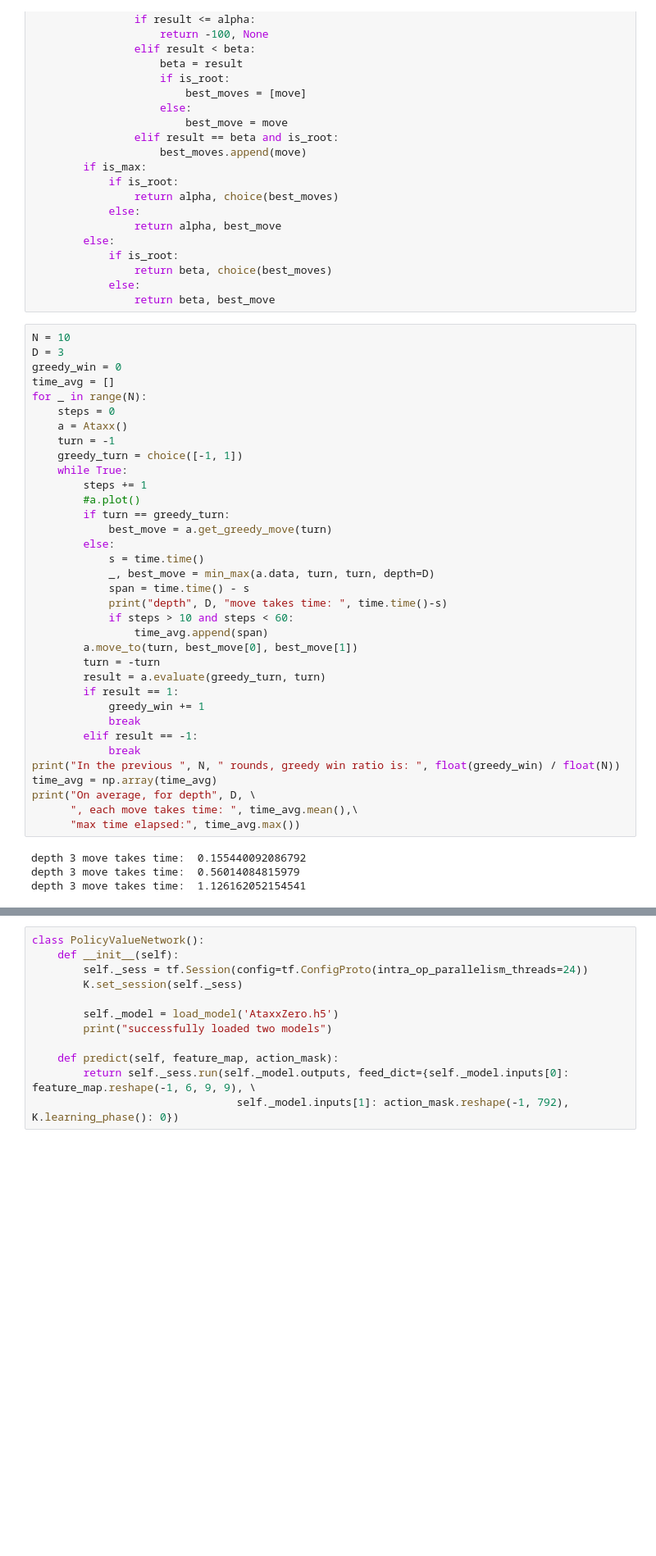
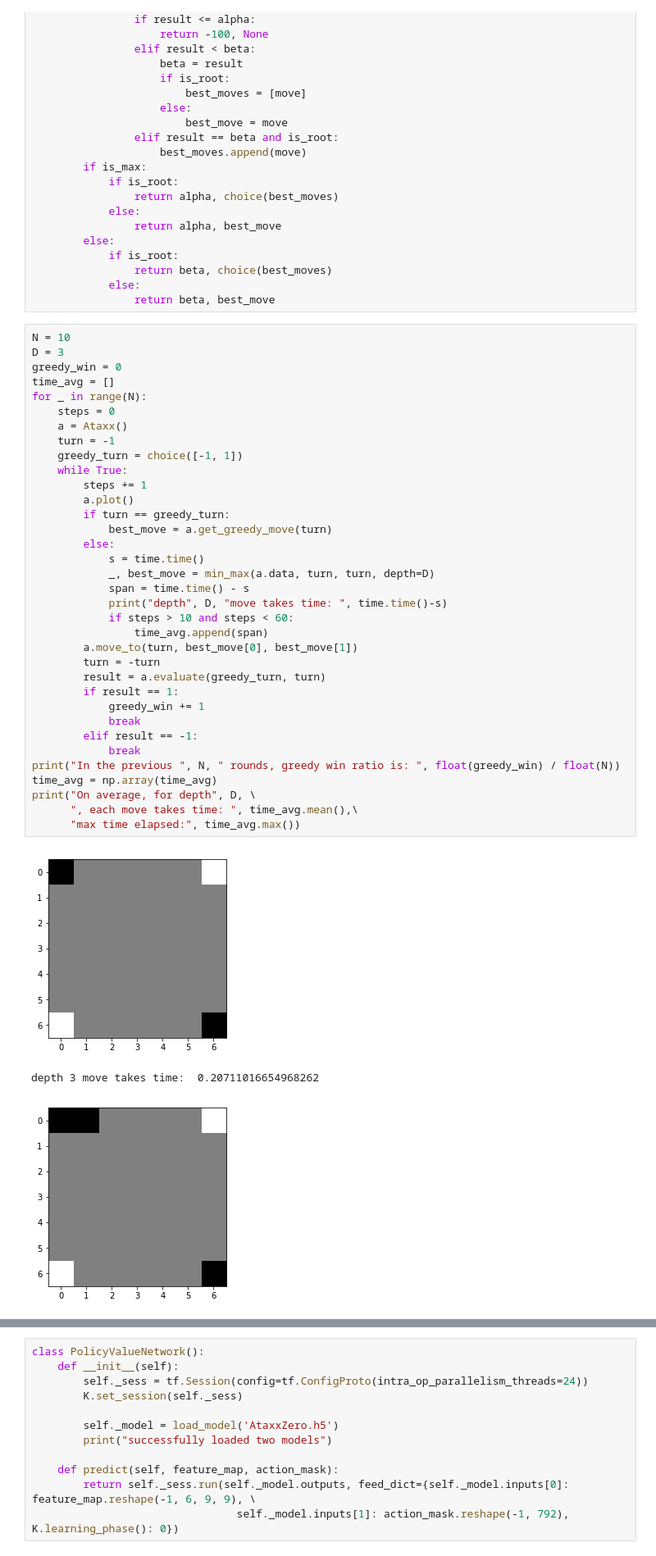
Before and after one commit to HANDSOMEJACKANDY/AtaxxZero, a Jupyter notebook: Online version/AtaxxZero_Online_Algorithm_Prototype.ipynb, the cells around one changed output, grey strips where cells are left out. Shown at 82% size. Drawn from its saved outputs; the diff is of its cells as text; blank space fills up the shorter version.

```diff
--- a/Online version/AtaxxZero_Online_Algorithm_Prototype.ipynb
+++ b/Online version/AtaxxZero_Online_Algorithm_Prototype.ipynb
@@ -416,34 +440,34 @@ time_avg = []
 for _ in range(N):
     steps = 0
     a = Ataxx()
     turn = -1
     greedy_turn = choice([-1, 1])
     while True:
         steps += 1
-        #a.plot()
+        a.plot()
         if turn == greedy_turn:
             best_move = a.get_greedy_move(turn)
         else:
             s = time.time()
             _, best_move = min_max(a.data, turn, turn, depth=D)
             span = time.time() - s
             print("depth", D, "move takes time: ", time.time()-s)
             if steps > 10 and steps < 60:
                 time_avg.append(span)
         a.move_to(turn, best_move[0], best_move[1])
         turn = -turn
         result = a.evaluate(greedy_turn, turn)
         if result == 1:
             greedy_win += 1
             break
         elif result == -1:
             break
 print("In the previous ", N, " rounds, greedy win ratio is: ", float(greedy_win) / float(N))
 time_avg = np.array(time_avg)
 print("On average, for depth", D, \
       ", each move takes time: ", time_avg.mean(),\
       "max time elapsed:", time_avg.max())
 # %% [output]
+[figure, added]
-depth 3 move takes time:  0.155440092086792
-depth 3 move takes time:  0.56014084815979
-depth 3 move takes time:  1.126162052154541
+depth 3 move takes time:  0.20711016654968262
+[figure, added]
```
Also changed, not shown: parts of 7 cells of this notebook, 3 other files.
